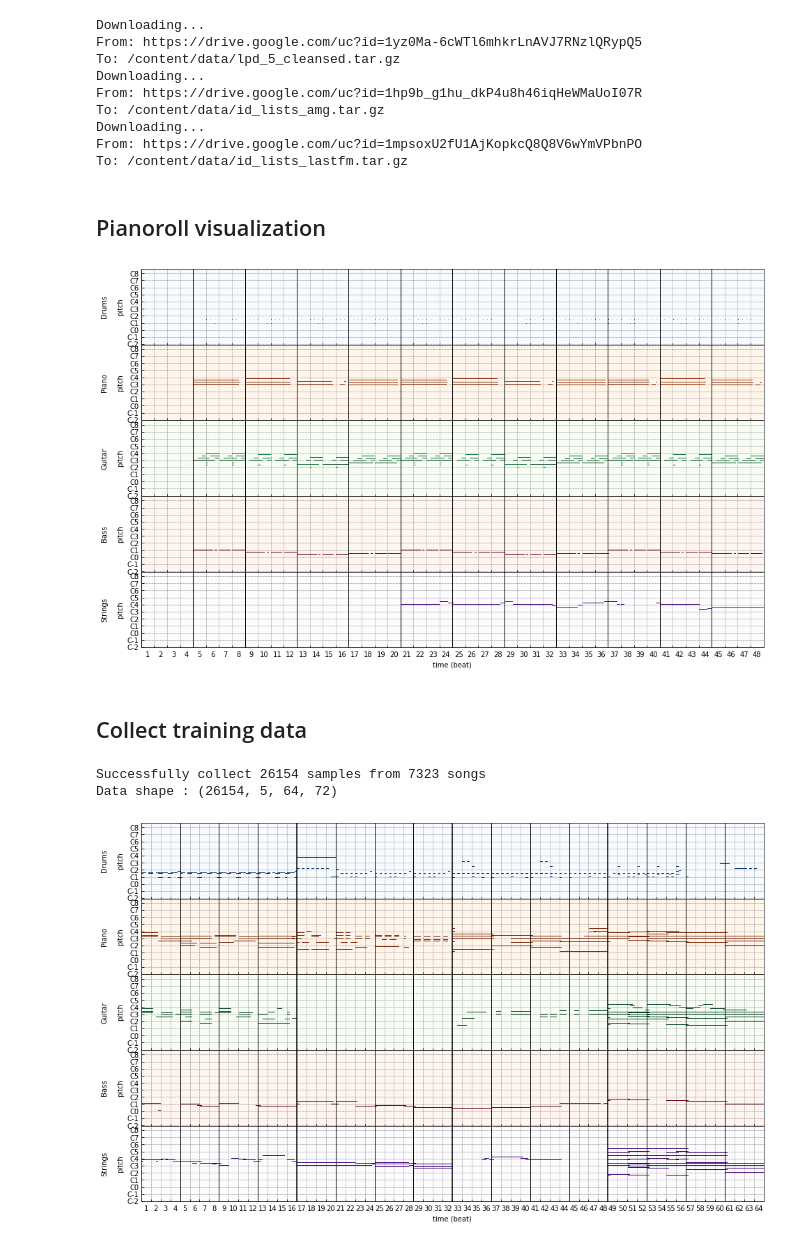
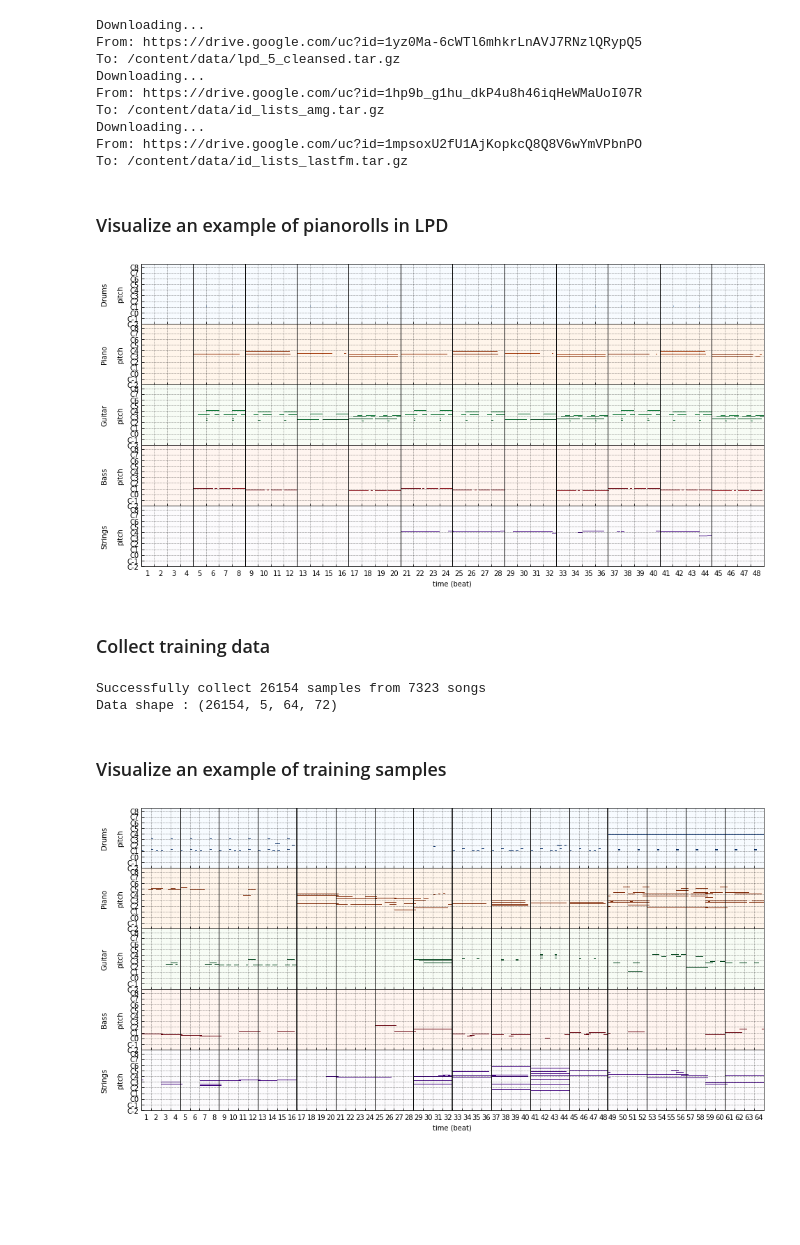
Before and after one commit to salu133445/ismir2019tutorial, a Jupyter notebook: musegan.ipynb, the cells around one changed output. Cells and saved outputs as stored; diff of their text form; code cells hidden in the pictures; blank space fills up the shorter version.

```diff
--- a/musegan.ipynb
+++ b/musegan.ipynb
@@ -115,22 +116,22 @@ def msd_id_to_dirs(msd_id):
     """Given an MSD ID, generate the path prefix.
     E.g. TRABCD12345678 -> A/B/C/TRABCD12345678"""
     return os.path.join(msd_id[2], msd_id[3], msd_id[4], msd_id)
-# %% [markdown]
-## Pianoroll visualization
+# %% [markdown]
+### Visualize an example of pianorolls in LPD
 # %%
 song_dir = dataset_root / msd_id_to_dirs('TREVDFX128E07859E0') # 'TRQAOWZ128F93000A4', 'TREVDFX128E07859E0'
 multitrack = pypianoroll.load(song_dir / os.listdir(song_dir)[0])
 multitrack.trim(end=12 * 96)
 axs = multitrack.plot()
-plt.gcf().set_size_inches((16, 10))
+plt.gcf().set_size_inches((16, 8))
 for ax in axs:
     for x in range(96, 12 * 96, 96):
         ax.axvline(x - 0.5, color='k', linestyle='-', linewidth=1)
 plt.show()
 # %% [output]
-[figure, old version]
+[figure, new version]
 # %% [markdown]
-## Collect training data
+### Collect training data
 # %%
 data = []
 # Iterate over all the songs in the ID list
@@ -166,6 +167,8 @@ print(f"Data shape : {data.shape}")
 # %% [output]
 Successfully collect 26154 samples from 7323 songs
 Data shape : (26154, 5, 64, 72)
+# %% [markdown]
+### Visualize an example of training samples
 # %%
 tracks = []
 for idx, (program, is_drum, track_name) in enumerate(zip(programs, is_drums, track_names)):
@@ -174,7 +177,7 @@ for idx, (program, is_drum, track_name) in enumerate(zip(programs, is_drums, tra
     tracks.append(Track(name=track_name, program=program, is_drum=is_drum, pianoroll=pianoroll))
 multitrack = Multitrack(tracks=tracks, tempo=tempo_array, resolution=beat_resolution)
 axs = multitrack.plot()
-plt.gcf().set_size_inches((16, 10))
+plt.gcf().set_size_inches((16, 8))
 for ax in axs:
     for x in range(measure_resolution, 4 * 4 * measure_resolution, measure_resolution):
         if x % (measure_resolution * 4) == 0:
@@ -183,5 +186,5 @@ for ax in axs:
             ax.axvline(x - 0.5, color='k', linestyle='-', linewidth=1)
 plt.show()
 # %% [output]
-[figure, old version]
+[figure, new version]
 # %% [markdown]
```
Also changed, not shown: parts of 25 cells of this notebook.
